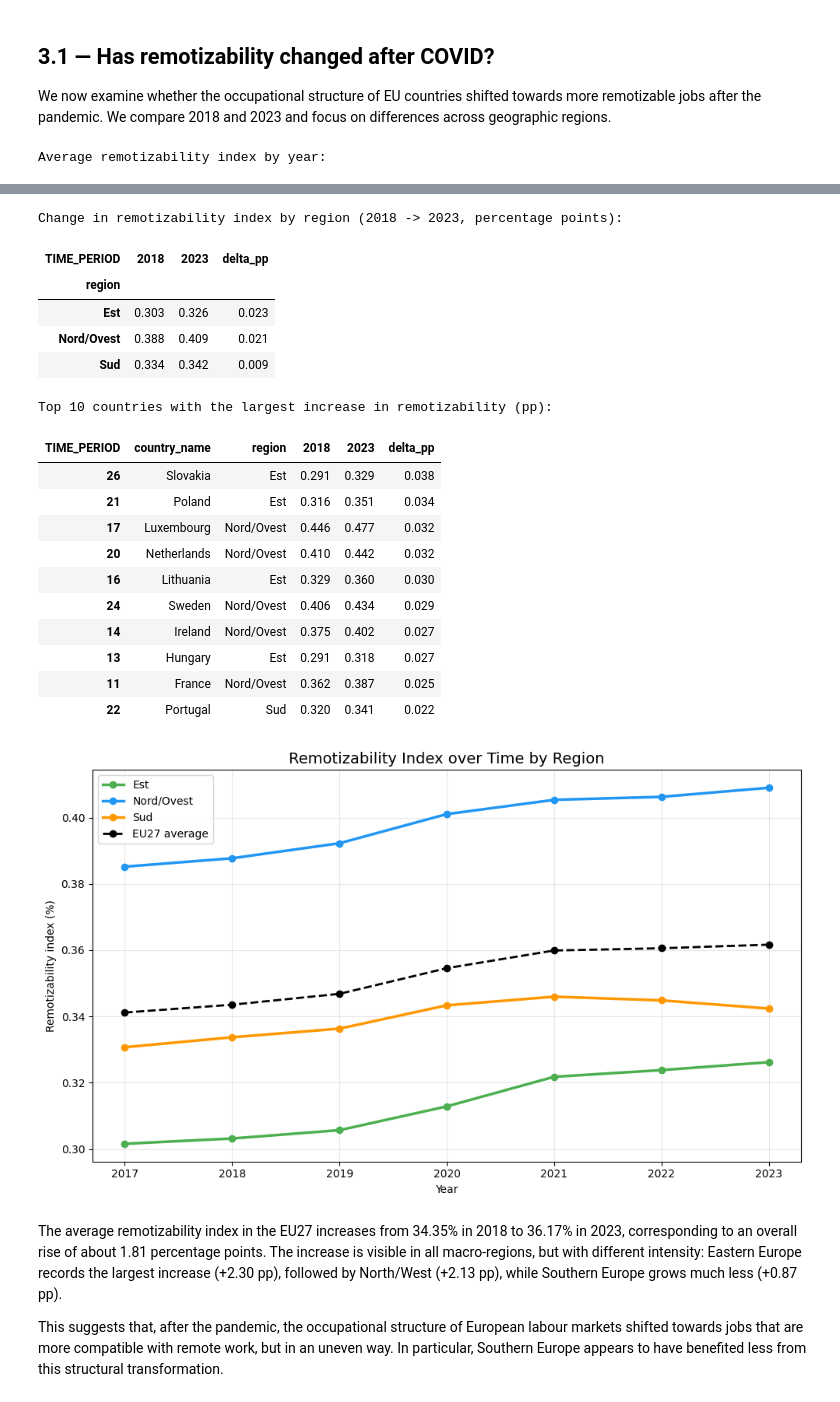
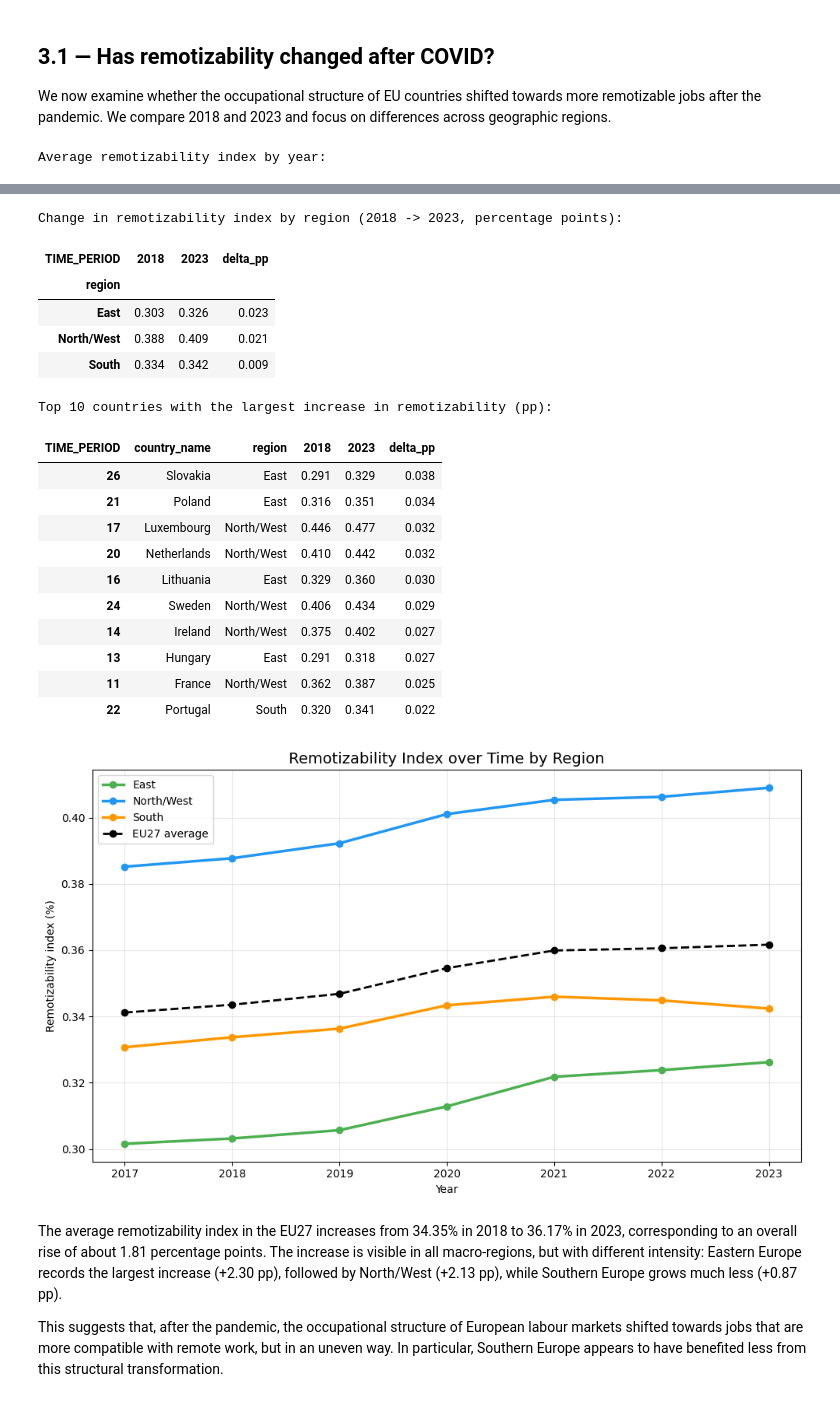
Before and after one commit to matperrucci-cell/Internet-Network-Economics, a Jupyter notebook: analysis.ipynb, the cells around one changed output, grey strips where cells are left out. Saved outputs shown, nothing was run; the diff lists cells and outputs as text; code cells hidden in the pictures.

```diff
--- a/analysis.ipynb
+++ b/analysis.ipynb
@@ -1140,7 +1140,7 @@ print("\nTop 10 countries with the largest increase in remotizability (pp):")
 display(ri_country_change[['country_name', 'region', 2018, 2023, 'delta_pp']].round(3).head(10))
 
 # Plot
-REGION_COLORS = {'Nord/Ovest': '#2196F3', 'Sud': '#FF9800', 'Est': '#4CAF50'}
+REGION_COLORS = {'North/West': '#2196F3', 'South': '#FF9800', 'East': '#4CAF50'}
 
 plt.figure(figsize=(10, 6))
 for region in ri_region_year['region'].unique():
@@ -1160,47 +1160,47 @@ plt.plot(
     marker='o',
     linestyle='--',
     linewidth=2,
     color='black',
     label='EU27 average'
 )
 
 plt.title('Remotizability Index over Time by Region', fontsize=14)
 plt.xlabel('Year')
 plt.ylabel('Remotizability index (%)')
 plt.xticks(sorted(df['TIME_PERIOD'].unique()))
 plt.legend()
 plt.grid(alpha=0.3)
 plt.tight_layout()
 plt.show()
 # %% [output]
 Average remotizability index by year:
 |  | TIME_PERIOD | remotizability_index |
 | 0 | 2017 | 0.341 |
 | 1 | 2018 | 0.344 |
 | 2 | 2019 | 0.347 |
 | 3 | 2020 | 0.355 |
 | 4 | 2021 | 0.360 |
 | 5 | 2022 | 0.361 |
 | 6 | 2023 | 0.362 |
 Change in remotizability index by region (2018 -> 2023, percentage points):
 | TIME_PERIOD | 2018 | 2023 | delta_pp |
 | region |  |  |  |
-| Est | 0.303 | 0.326 | 0.023 |
-| Nord/Ovest | 0.388 | 0.409 | 0.021 |
-| Sud | 0.334 | 0.342 | 0.009 |
+| East | 0.303 | 0.326 | 0.023 |
+| North/West | 0.388 | 0.409 | 0.021 |
+| South | 0.334 | 0.342 | 0.009 |
 Top 10 countries with the largest increase in remotizability (pp):
 | TIME_PERIOD | country_name | region | 2018 | 2023 | delta_pp |
-| 26 | Slovakia | Est | 0.291 | 0.329 | 0.038 |
-| 21 | Poland | Est | 0.316 | 0.351 | 0.034 |
-| 17 | Luxembourg | Nord/Ovest | 0.446 | 0.477 | 0.032 |
-| 20 | Netherlands | Nord/Ovest | 0.410 | 0.442 | 0.032 |
-| 16 | Lithuania | Est | 0.329 | 0.360 | 0.030 |
-| 24 | Sweden | Nord/Ovest | 0.406 | 0.434 | 0.029 |
-| 14 | Ireland | Nord/Ovest | 0.375 | 0.402 | 0.027 |
-| 13 | Hungary | Est | 0.291 | 0.318 | 0.027 |
-| 11 | France | Nord/Ovest | 0.362 | 0.387 | 0.025 |
-| 22 | Portugal | Sud | 0.320 | 0.341 | 0.022 |
+| 26 | Slovakia | East | 0.291 | 0.329 | 0.038 |
+| 21 | Poland | East | 0.316 | 0.351 | 0.034 |
+| 17 | Luxembourg | North/West | 0.446 | 0.477 | 0.032 |
+| 20 | Netherlands | North/West | 0.410 | 0.442 | 0.032 |
+| 16 | Lithuania | East | 0.329 | 0.360 | 0.030 |
+| 24 | Sweden | North/West | 0.406 | 0.434 | 0.029 |
+| 14 | Ireland | North/West | 0.375 | 0.402 | 0.027 |
+| 13 | Hungary | East | 0.291 | 0.318 | 0.027 |
+| 11 | France | North/West | 0.362 | 0.387 | 0.025 |
+| 22 | Portugal | South | 0.320 | 0.341 | 0.022 |
-[figure, old version]
+[figure, new version]
 # %% [markdown]
 The average remotizability index in the EU27 increases from 34.35% in 2018 to 36.17% in 2023, corresponding to an overall rise of about 1.81 percentage points. The increase is visible in all macro-regions, but with different intensity: Eastern Europe records the largest increase (+2.30 pp), followed by North/West (+2.13 pp), while Southern Europe grows much less (+0.87 pp).
 
```
Also changed, not shown: parts of 11 cells of this notebook, 1 other file.
